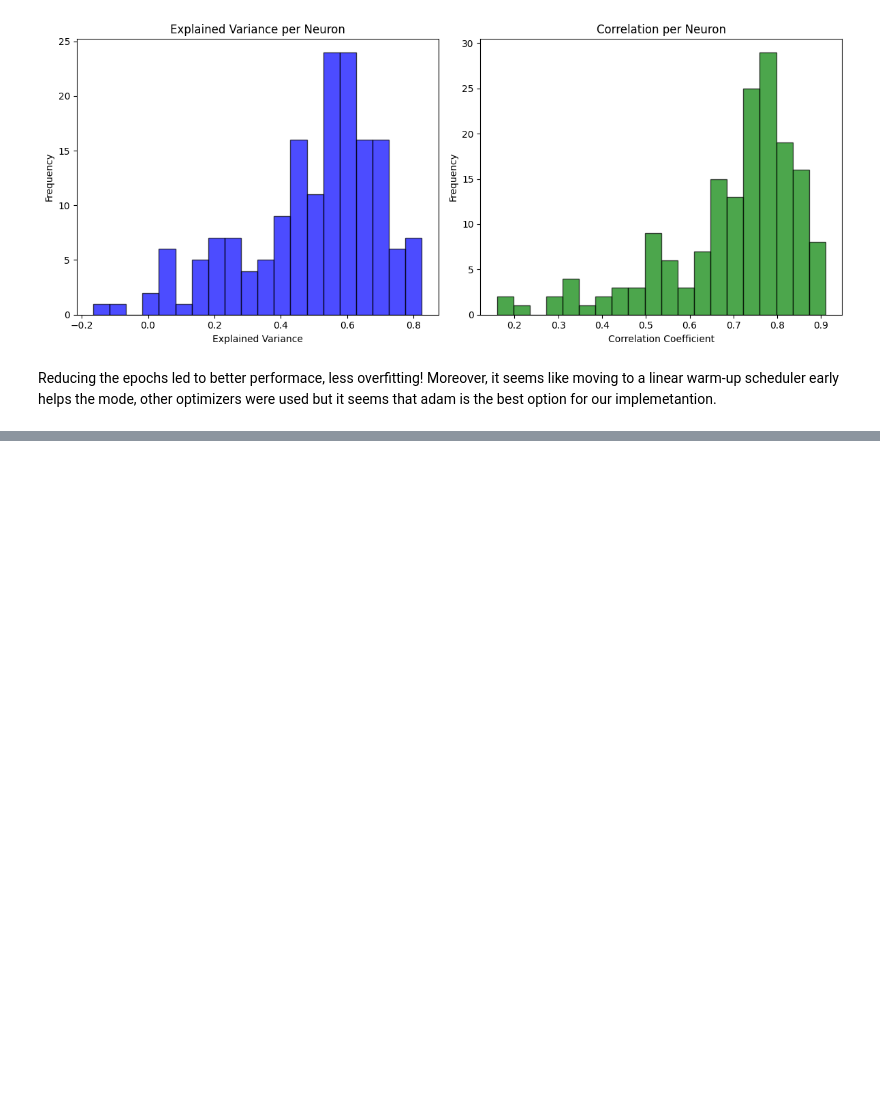
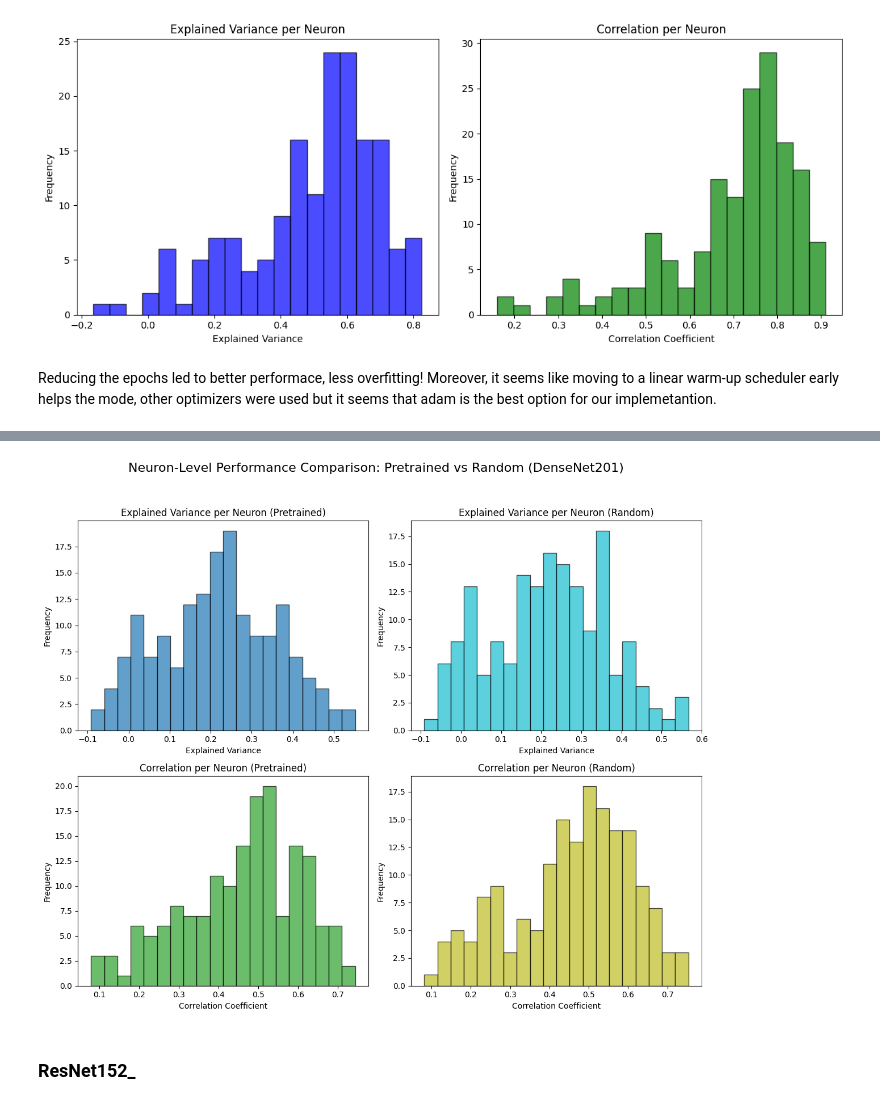
Before and after one commit to MetthewB/NX-414-Team-16, a Jupyter notebook: week8.ipynb, the cells around one changed output, grey strips where cells are left out. Cells and saved outputs as stored; diff of their text form; code cells hidden in the pictures; blank space fills up the shorter version.

```diff
--- a/week8.ipynb
+++ b/week8.ipynb
@@ -1300,0 +1491,35 @@ Moreover, it seems like moving to a linear warm-up scheduler early helps the mod
+# %%
+def extract_activations(model, loader, layer_name):
+    """
+    Extracts and flattens activations from a specified layer of a model for all inputs in a DataLoader.
+
+    Parameters
+    ----------
+    model : torch.nn.Module
+        The neural network model from which to extract activations.
+    loader : torch.utils.data.DataLoader
+        DataLoader providing input data in batches.
+    layer_name : str
+        Name of the layer (as registered in model.named_modules()) to hook and extract activations from.
+
+    Returns
+    -------
+    np.ndarray
+        A NumPy array of shape (N, D) where N is the number of samples and D is the flattened activation dimension
+        from the specified layer.
+    """
+    activations = []
+
+    def hook_fn(module, input, output):
+        activations.append(output.detach().cpu().numpy().reshape(output.size(0), -1))
+
+    hook = dict(model.named_modules())[layer_name].register_forward_hook(hook_fn)
+
+    with torch.no_grad():
+        for batch in loader:
+            imgs = batch[0].to(device)
+            _ = model(imgs)
+
+    hook.remove()
+
+    return np.concatenate(activations, axis=0)
@@ -1300,0 +1753,6 @@ Moreover, it seems like moving to a linear warm-up scheduler early helps the mod
+# %%
+plot_neuron_metrics_hist("DenseNet201", spikes_val, preds_val, preds_val_rand)
+# %% [output]
+[figure, added]
+# %% [markdown]
+### ResNet152_
```
Also changed, not shown: parts of 46 cells of this notebook.
